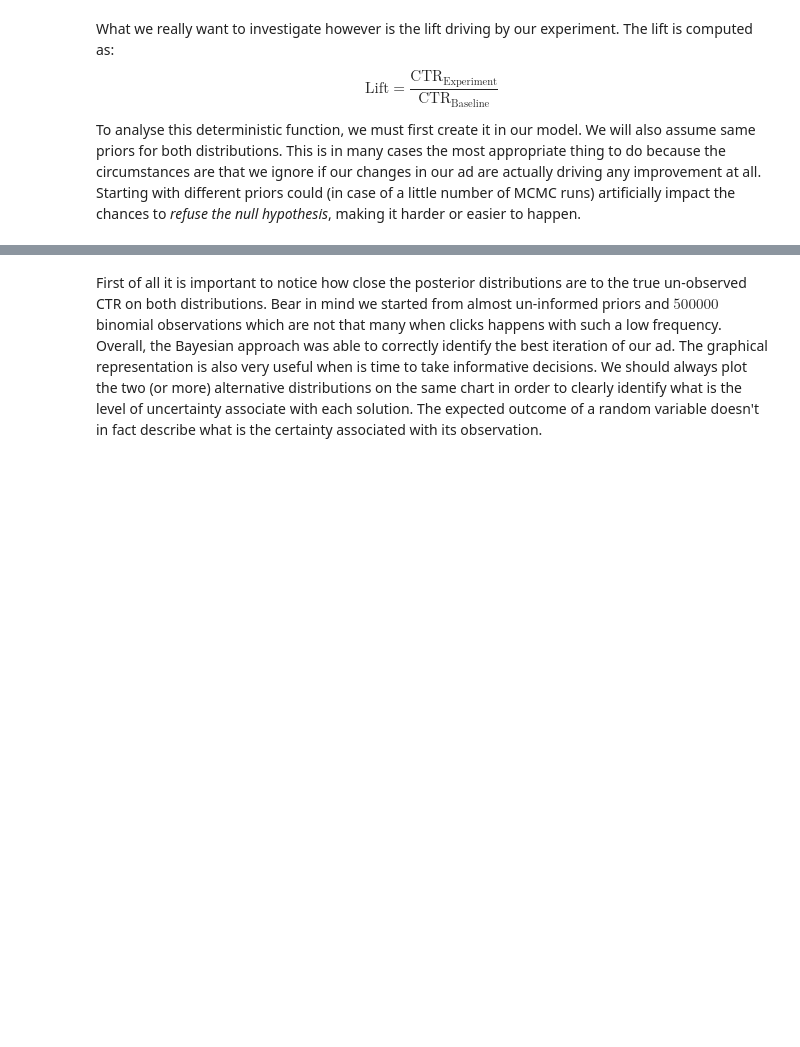
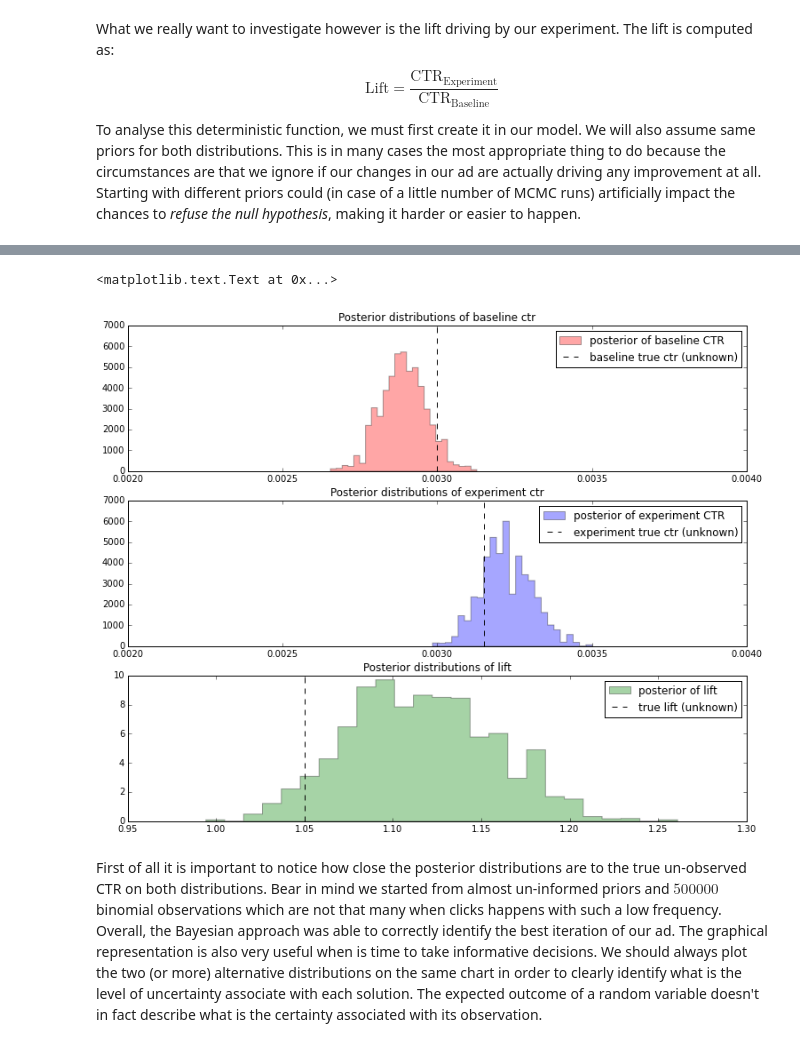
Before and after one commit to IamGianluca/bayesian_methods, a Jupyter notebook: Bayesian AB testing framework.ipynb, the cells around one changed output, grey strips where cells are left out. Drawn from its saved outputs; the diff is of its cells as text; code cells hidden in the pictures; blank space fills up the shorter version.

Commit message:
Correct vertical line displaying the true lift in a plot, reduce number of MCMC runs from 20,000 to 10,000

```diff
--- a/Bayesian AB testing framework.ipynb
+++ b/Bayesian AB testing framework.ipynb
@@ -145,27 +152,30 @@ lift_samples = mcmc.trace("lift")[:]
 # %%
 plt.figure(figsize=(12.5,10))
 
 ax = plt.subplot(311)
 plt.xlim(0.0020, 0.0040)
 plt.ylim(0, 7000)
 plt.hist(ctr_baseline_samples, histtype='stepfilled', bins=25, alpha=0.35, label='posterior of baseline CTR', color='red', normed=True)
 plt.vlines(baseline_true_ctr, 0, 7000, linestyle="--", label="baseline true ctr (unknown)")
 plt.legend(loc="upper right")
 plt.title("Posterior distributions of baseline ctr")
 
 ax = plt.subplot(312)
 plt.xlim(0.0020, 0.0040)
 plt.ylim(0, 7000)
 plt.hist(ctr_experiment_samples, histtype='stepfilled', bins=25, alpha=0.35, label='posterior of experiment CTR', color='blue', normed=True)
 plt.vlines(experiment_true_ctr, 0, 7000, linestyle="--", label="experiment true ctr (unknown)")
 plt.legend(loc="upper right")
 plt.title("Posterior distributions of experiment ctr")
 
 ax = plt.subplot(313)
 plt.hist(lift_samples, histtype='stepfilled', bins=25, alpha=0.35, label='posterior of lift', color='green', normed=True)
-plt.vlines(baseline_true_ctr / experiment_true_ctr, 0, 3.5, linestyle="--", label="true lift (unknown)")
+plt.vlines(experiment_true_ctr / baseline_true_ctr, 0, 10, linestyle="--", label="true lift (unknown)")
 plt.legend(loc="upper right")
 plt.title("Posterior distributions of lift")
+# %% [output]
+<matplotlib.text.Text at 0x...>
+[figure, added]
 # %% [markdown]
 First of all it is important to notice how close the posterior distributions are to the true un-observed CTR on both distributions. Bear in mind we started from almost un-informed priors and $500000$ binomial observations which are not that many when clicks happens with such a low frequency. Overall, the Bayesian approach was able to correctly identify the best iteration of our ad. The graphical representation is also very useful when is time to take informative decisions. We should always plot the two (or more) alternative distributions on the same chart in order to clearly identify what is the level of uncertainty associate with each solution. The expected outcome of a random variable doesn't in fact describe what is the certainty associated with its observation.
 # %%
```
Also changed, not shown: parts of 8 cells of this notebook.
